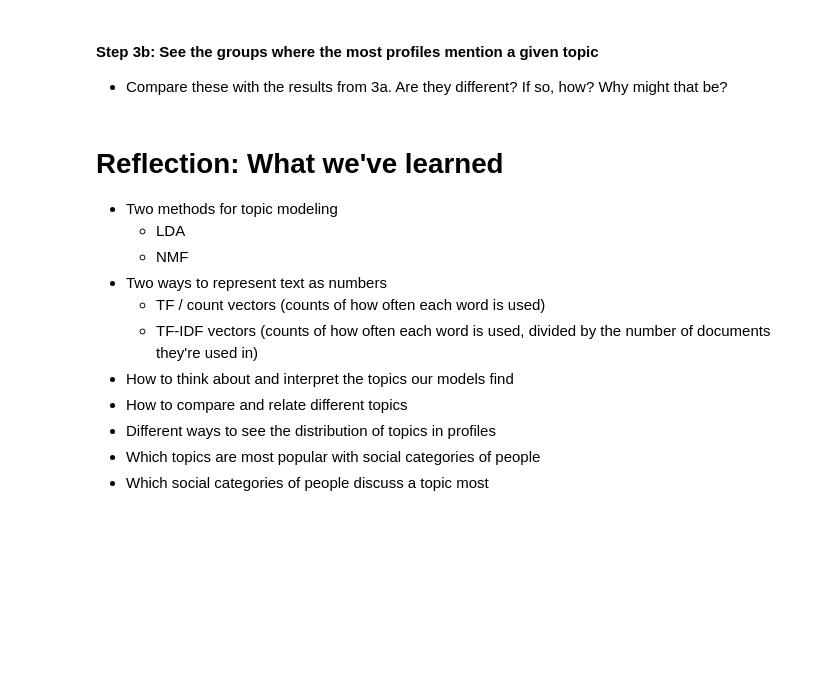
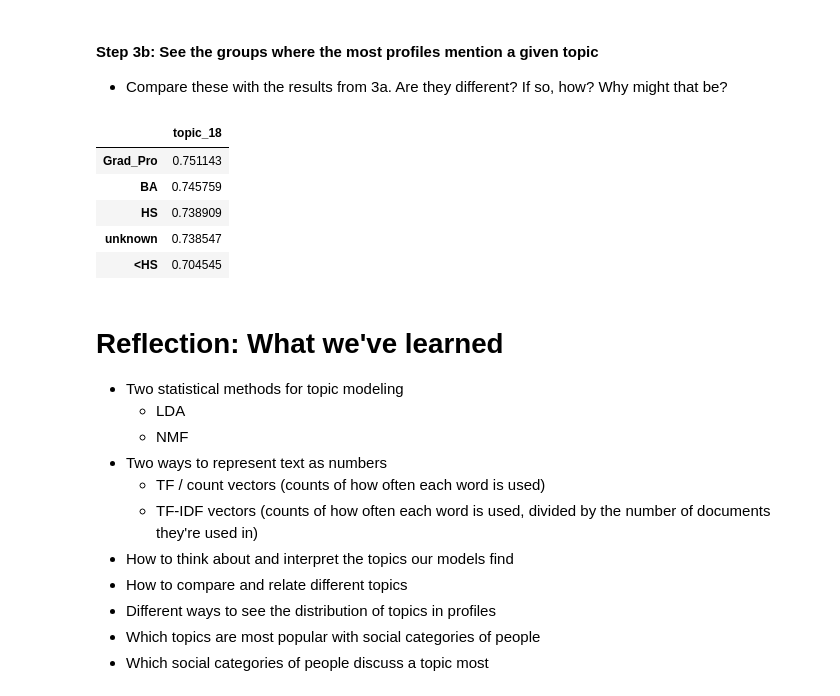
Before and after one commit to UM-CSS/CSSLabs-NLP, a Jupyter notebook: 3_Topic_modeling.ipynb, the cells around one changed output. Cells and saved outputs as stored; diff of their text form; code cells hidden in the pictures; blank space fills up the shorter version.

```diff
--- a/3_Topic_modeling.ipynb
+++ b/3_Topic_modeling.ipynb
@@ -612,10 +798,17 @@ rank_groups(together, trait='edu', topic='topic_5')
 #### Step 3b: See the groups where the most profiles mention a given topic
 - Compare these with the results from 3a. Are they different? If so, how? Why might that be?
 # %%
-rank_groups(together, trait='edu', topic='topic_5', how='count')
+rank_groups(together, trait='edu', topic='topic_18', how='count')
+# %% [output]
+|  | topic_18 |
+| Grad_Pro | 0.751143 |
+| BA | 0.745759 |
+| HS | 0.738909 |
+| unknown | 0.738547 |
+| <HS | 0.704545 |
 # %% [markdown]
 # Reflection: What we've learned
-- Two methods for topic modeling
+- Two statistical methods for topic modeling
     - LDA
     - NMF
 - Two ways to represent text as numbers
```
Also changed, not shown: parts of 34 cells of this notebook, 1 other file.
